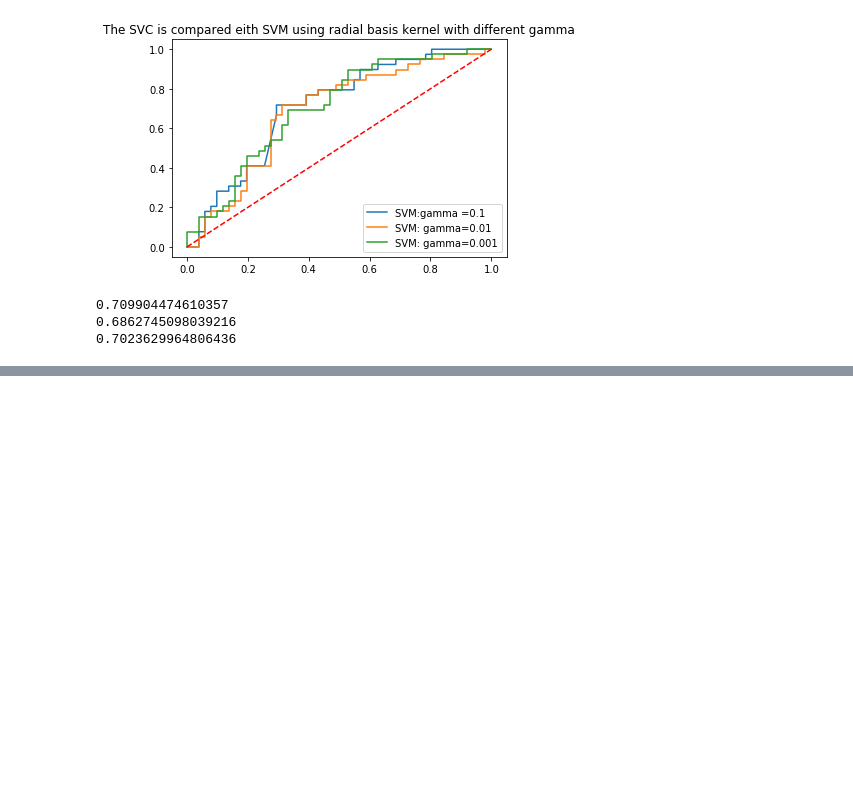
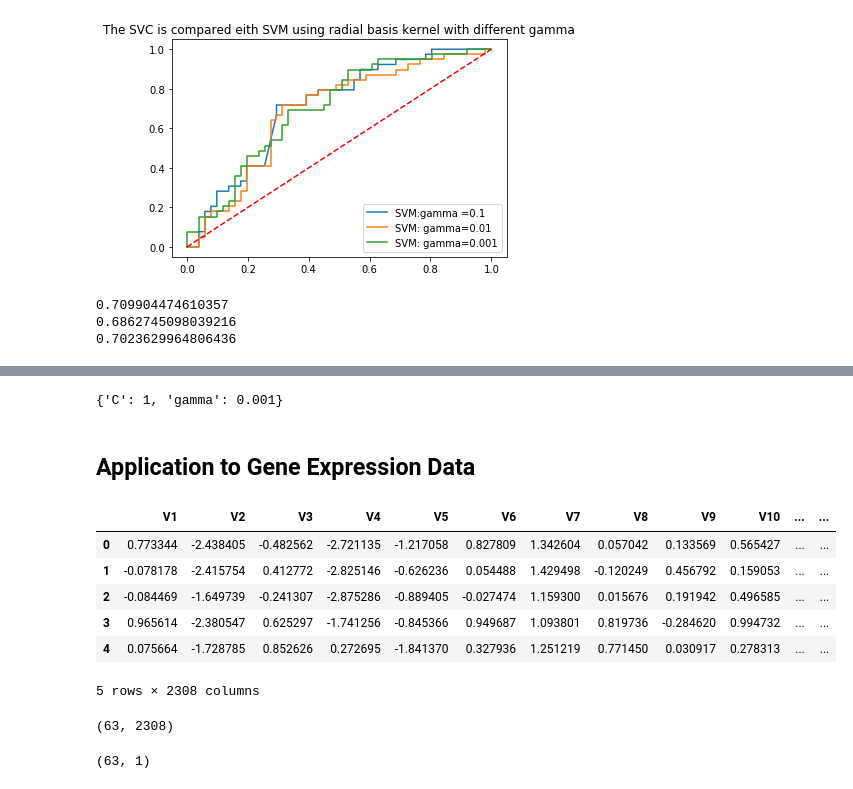
Before and after one commit to junyanyao/ISLR_Python, a Jupyter notebook: Ch9 Support Vector Machine.ipynb, the cells around one changed output, grey strips where cells are left out. Cells and saved outputs as stored; diff of their text form; code cells hidden in the pictures; blank space fills up the shorter version.

```diff
--- a/Ch9 Support Vector Machine.ipynb
+++ b/Ch9 Support Vector Machine.ipynb
@@ -294,0 +313,22 @@ print(auc_svm3)
+# %%
+tune_out.best_params_
+# %% [output]
+{'C': 1, 'gamma': 0.001}
+# %% [markdown]
+## Application to Gene Expression Data
+# %%
+xtrain= pd.read_csv('Dataset/Khan_xtrain.csv').drop('Unnamed: 0',axis=1)
+# %%
+xtrain.head()
+# %% [output]
+|  | V1 | V2 | V3 | V4 | V5 | V6 | V7 | V8 | V9 | V10 | ... | ... |
+| 0 | 0.773344 | -2.438405 | -0.482562 | -2.721135 | -1.217058 | 0.827809 | 1.342604 | 0.057042 | 0.133569 | 0.565427 | ... | ... |
+| 1 | -0.078178 | -2.415754 | 0.412772 | -2.825146 | -0.626236 | 0.054488 | 1.429498 | -0.120249 | 0.456792 | 0.159053 | ... | ... |
+| 2 | -0.084469 | -1.649739 | -0.241307 | -2.875286 | -0.889405 | -0.027474 | 1.159300 | 0.015676 | 0.191942 | 0.496585 | ... | ... |
+| 3 | 0.965614 | -2.380547 | 0.625297 | -1.741256 | -0.845366 | 0.949687 | 1.093801 | 0.819736 | -0.284620 | 0.994732 | ... | ... |
+| 4 | 0.075664 | -1.728785 | 0.852626 | 0.272695 | -1.841370 | 0.327936 | 1.251219 | 0.771450 | 0.030917 | 0.278313 | ... | ... |
+5 rows × 2308 columns
+# %%
+xtrain.shape
+# %% [output]
+(63, 2308)
@@ -294,0 +337,4 @@ print(auc_svm3)
+# %%
+ytrain.shape
+# %% [output]
+(63, 1)
```
Also changed, not shown: parts of 12 cells of this notebook, 5 other files.
